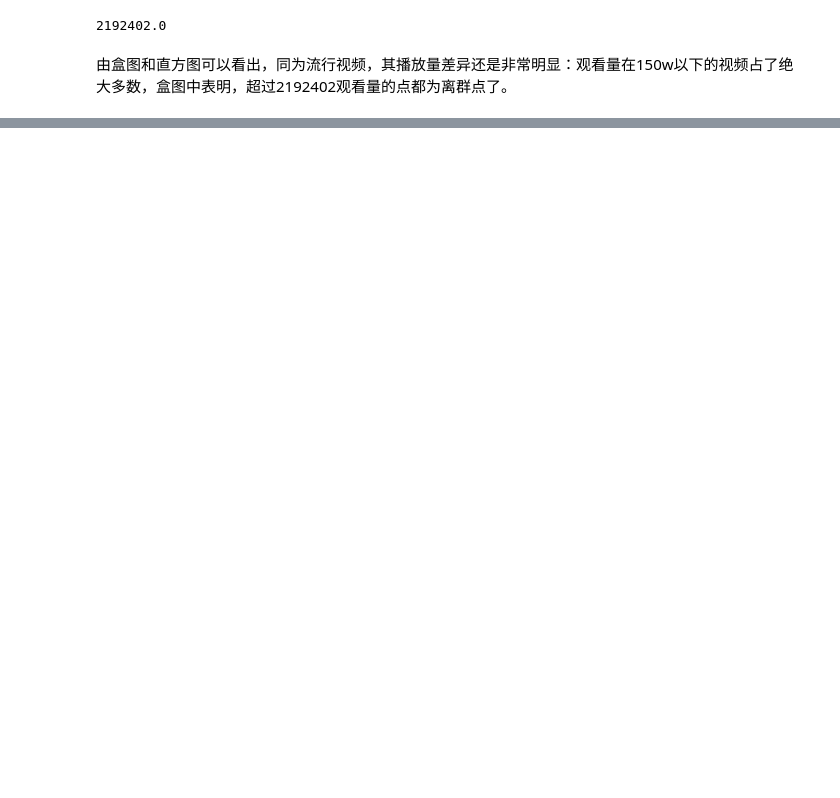
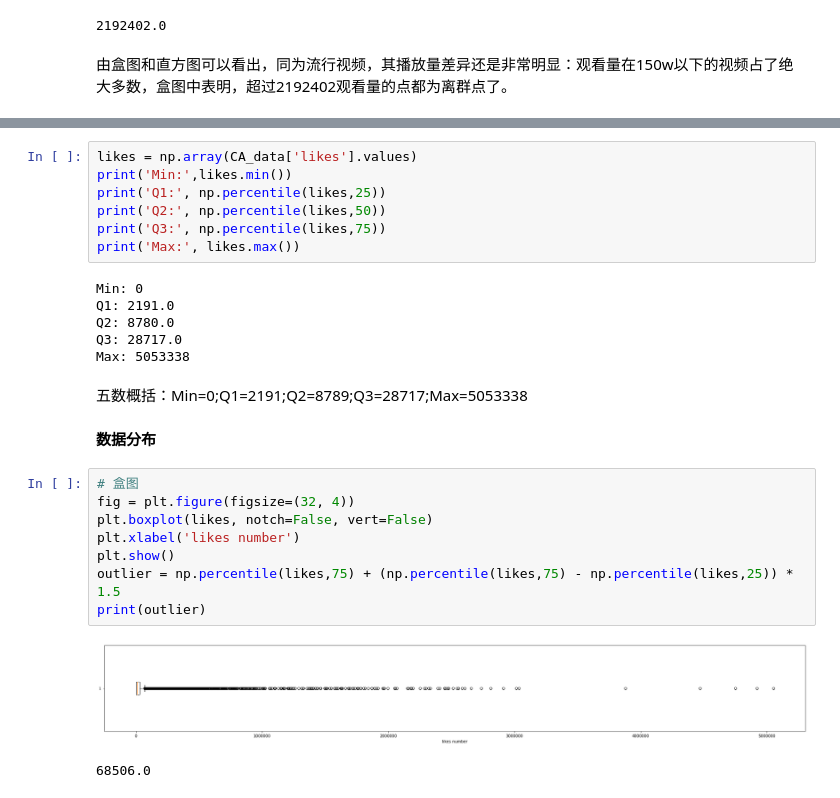
Before and after one commit to PluckySaltyfish/DataMiningClass, a Jupyter notebook: youtube.py.ipynb, the cells around one changed output, grey strips where cells are left out. Cells and saved outputs as stored; diff of their text form; blank space fills up the shorter version.

```diff
--- a/youtube.py.ipynb
+++ b/youtube.py.ipynb
@@ -280,0 +290,28 @@ print(outlier)
+# %%
+likes = np.array(CA_data['likes'].values)
+print('Min:',likes.min())
+print('Q1:', np.percentile(likes,25))
+print('Q2:', np.percentile(likes,50))
+print('Q3:', np.percentile(likes,75))
+print('Max:', likes.max())
+# %% [output]
+Min: 0
+Q1: 2191.0
+Q2: 8780.0
+Q3: 28717.0
+Max: 5053338
+# %% [markdown]
+五数概括：Min=0;Q1=2191;Q2=8789;Q3=28717;Max=5053338
+# %% [markdown]
+**数据分布**
+# %%
+# 盒图
+fig = plt.figure(figsize=(32, 4))
+plt.boxplot(likes, notch=False, vert=False)
+plt.xlabel('likes number')
+plt.show()
+outlier = np.percentile(likes,75) + (np.percentile(likes,75) - np.percentile(likes,25)) * 1.5
+print(outlier)
+# %% [output]
+[figure, added]
+68506.0
```
Also changed, not shown: parts of 42 cells of this notebook, 1 other file.
